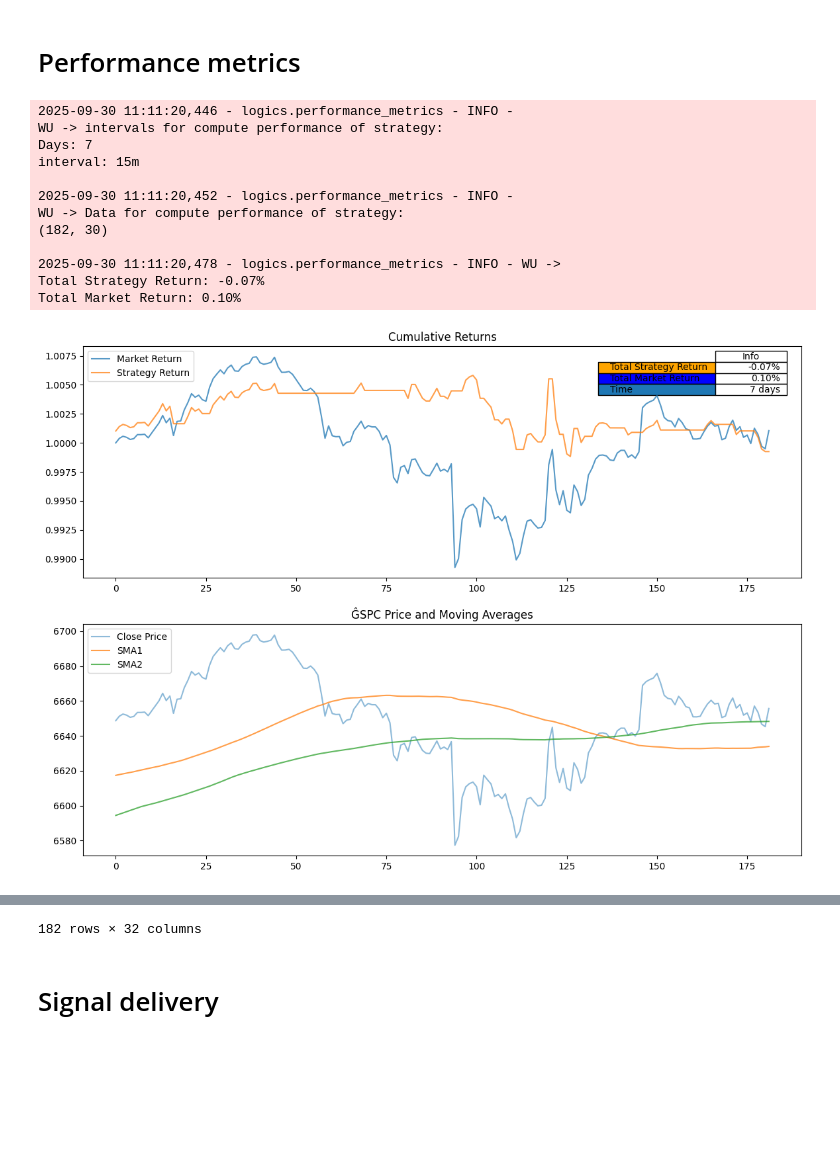
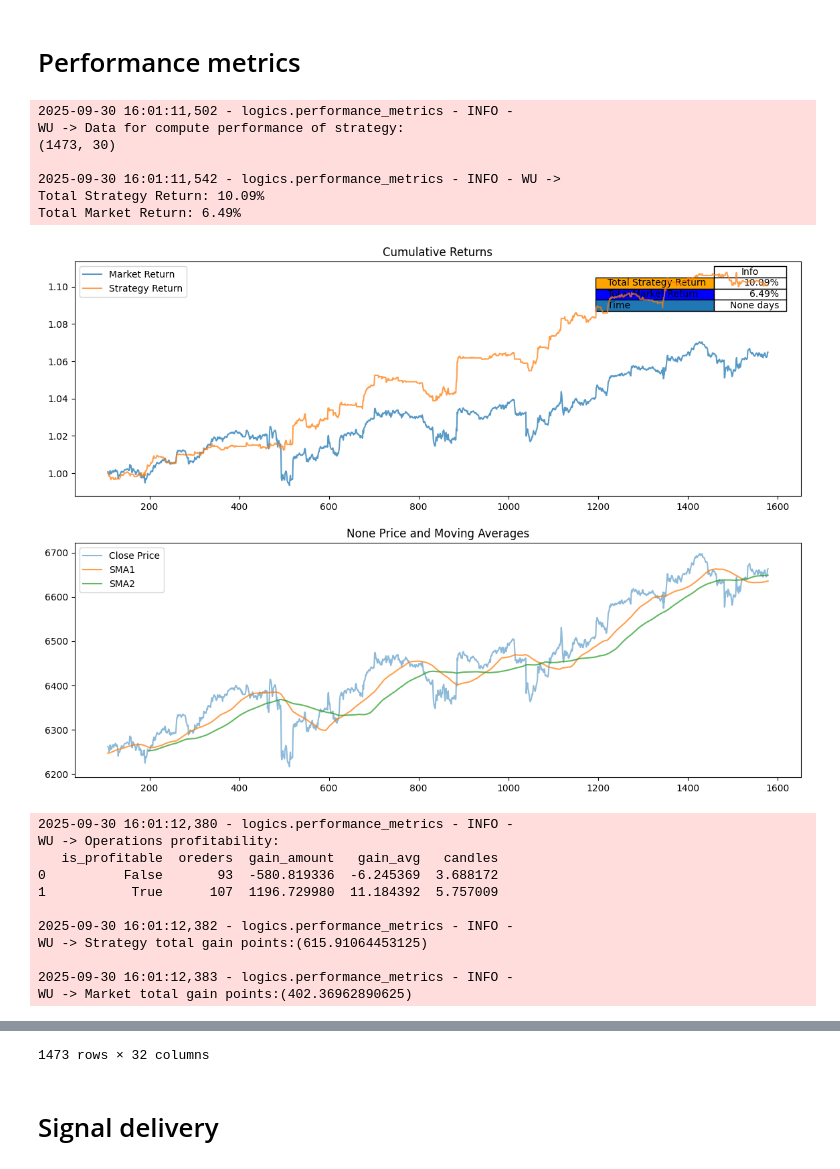
Before and after one commit to willyuyasan/airflow_predictive, a Jupyter notebook: dags/src/trading/Sp500_15m_strategy.ipynb, the cells around one changed output, grey strips where cells are left out. Cells and saved outputs as stored; diff of their text form; code cells hidden in the pictures; blank space fills up the shorter version.

```diff
--- a/dags/src/trading/Sp500_15m_strategy.ipynb
+++ b/dags/src/trading/Sp500_15m_strategy.ipynb
@@ -349,39 +363,45 @@ Name: count, dtype: int64
 # %%
 try:
     importlib.reload(sys.modules['logics.performance_metrics'])
 except Exception as e:
     print('NO loaded libraries',  e)
     pass
 
 from logics.performance_metrics import performanceMetrics
 
 
 strategy = 'sp500_15m'
 
 params_dict = {}
-params_dict['interval'] = '15m'
-params_dict['days'] = 7
-params_dict['ticker'] = 'ĜSPC'
+#params_dict['interval'] = '15m'
+#params_dict['days'] = 7
+#params_dict['ticker'] = 'ĜSPC'
 
 performancemetrics = performanceMetrics(inputs_dict = outputs_dict, params_dict=params_dict)
 #performancemetrics = performanceMetrics(inputs_dict = outputs_dict)
 performancemetrics.run()
 
 outputs_dict = performancemetrics.outputs_dict
 data_e_df = outputs_dict['data_e_df'].copy()
 data_e_df
 # %% [output]
-2025-09-30 11:11:20,446 - logics.performance_metrics - INFO -
-WU -> intervals for compute performance of strategy:
-Days: 7
-interval: 15m
+2025-09-30 16:01:11,502 - logics.performance_metrics - INFO -
+WU -> Data for compute performance of strategy:
+(1473, 30)
 
-2025-09-30 11:11:20,452 - logics.performance_metrics - INFO -
-WU -> Data for compute performance of strategy:
-(182, 30)
-
-2025-09-30 11:11:20,478 - logics.performance_metrics - INFO - WU ->
-Total Strategy Return: -0.07%
-Total Market Return: 0.10%
+2025-09-30 16:01:11,542 - logics.performance_metrics - INFO - WU ->
+Total Strategy Return: 10.09%
+Total Market Return: 6.49%
-[figure, old version]
+[figure, new version]
+2025-09-30 16:01:12,380 - logics.performance_metrics - INFO -
+WU -> Operations profitability:
+   is_profitable  oreders  gain_amount   gain_avg   candles
+0          False       93  -580.819336  -6.245369  3.688172
+1           True      107  1196.729980  11.184392  5.757009
+
+2025-09-30 16:01:12,382 - logics.performance_metrics - INFO -
+WU -> Strategy total gain points:(615.91064453125)
+
+2025-09-30 16:01:12,383 - logics.performance_metrics - INFO -
+WU -> Market total gain points:(402.36962890625)
 |  | index | Datetime | Close | High | Low | Open | Volume | Date | Time | Open_adj | ... | ... |
@@ -399,4 +419,4 @@ Total Market Return: 0.10%
-182 rows × 32 columns
+1473 rows × 32 columns
 # %% [markdown]
 # Signal delivery
 # %%
```
Also changed, not shown: parts of 11 cells of this notebook, 12 other files.
